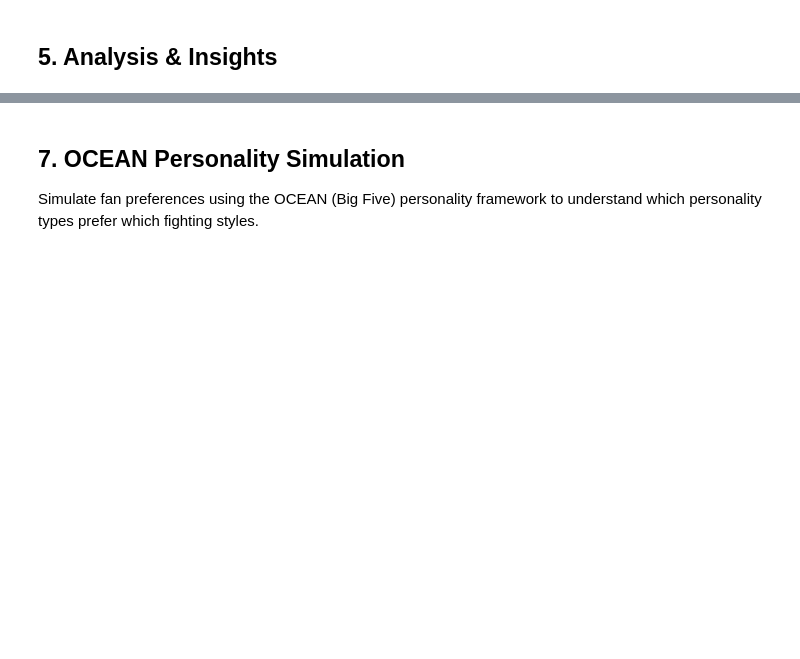
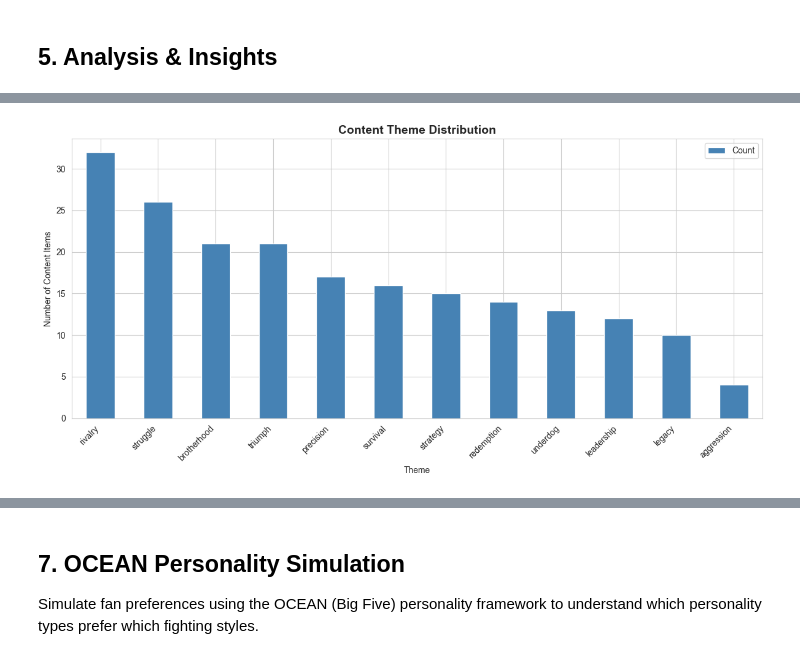
Before and after one commit to AndyReischling/ufc-preferences, a Jupyter notebook: ufc_fighter_analysis.ipynb, the cells around one changed output, grey strips where cells are left out. Saved outputs shown, nothing was run; the diff lists cells and outputs as text; code cells hidden in the pictures; blank space fills up the shorter version.

```diff
--- a/ufc_fighter_analysis.ipynb
+++ b/ufc_fighter_analysis.ipynb
@@ -1278,0 +3799,79 @@ CLUSTER INTERPRETATION
+# %%
+# Visualize content-fighter matching and recommendation system
+
+if 'content_fighter_mapping_df' in locals() and len(content_fighter_mapping_df) > 0:
+    print("Creating visualizations...")
+
+    # 1. Content theme distribution
+    if len(content_features_df) > 0:
+        fig, ax = plt.subplots(figsize=(12, 6))
+        theme_counts = {}
+        for themes in content_features_df['themes']:
+            for theme in themes:
+                theme_counts[theme] = theme_counts.get(theme, 0) + 1
+
+        if theme_counts:
+            theme_df = pd.DataFrame(list(theme_counts.items()), columns=['Theme', 'Count'])
+            theme_df = theme_df.sort_values('Count', ascending=False)
+            theme_df.plot(x='Theme', y='Count', kind='bar', ax=ax, color='steelblue')
+            ax.set_xlabel('Theme')
+            ax.set_ylabel('Number of Content Items')
+            ax.set_title('Content Theme Distribution', fontsize=14, fontweight='bold')
+            ax.tick_params(axis='x', labelrotation=45)
+            plt.setp(ax.get_xticklabels(), ha='right')
+            plt.tight_layout()
+            plt.show()
+
+    # 2. Content-Fighter similarity heatmap (sample)
+    if len(content_fighter_mapping_df) > 0:
+        # Create pivot table for top content and fighters
+        top_content = content_fighter_mapping_df['content_title'].value_counts().head(5).index
+        top_fighters = content_fighter_mapping_df['fighter_name'].value_counts().head(10).index
+
+        similarity_matrix = content_fighter_mapping_df[
+            (content_fighter_mapping_df['content_title'].isin(top_content)) &
+            (content_fighter_mapping_df['fighter_name'].isin(top_fighters))
+        ].pivot_table(
+            values='similarity_score',
+            index='content_title',
+            columns='fighter_name',
+            aggfunc='mean'
+        )
+
+        if len(similarity_matrix) > 0:
+            fig, ax = plt.subplots(figsize=(14, 8))
+            sns.heatmap(similarity_matrix, annot=True, fmt='.2f', cmap='YlOrRd', ax=ax, cbar_kws={'label': 'Similarity Score'})
+            ax.set_title('Content-Fighter Similarity Heatmap (Sample)', fontsize=14, fontweight='bold')
+            ax.set_xlabel('Fighter')
+            ax.set_ylabel('Content Title')
+            plt.tight_layout()
+            plt.show()
+
+    # 3. Recommendation flow visualization
+    if 'fans_df' in locals() and len(fans_df) > 0:
+        print("\n" + "=" * 80)
+        print("RECOMMENDATION SYSTEM SUMMARY")
+        print("=" * 80)
+
+        print("\n📊 System Components:")
+        print(f"  1. Content Catalog: {len(paramount_content_df)} items")
+        print(f"  2. Fighter Database: {len(fighters_with_lore) if 'fighters_with_lore' in locals() else 0} fighters")
+        print(f"  3. Content-Fighter Mappings: {len(content_fighter_mapping_df):,} total matches")
+        print(f"  4. OCEAN Profiles: {len(fans_df)} simulated users")
+
+        print("\n🔄 Recommendation Flow:")
+        print("  OCEAN Personality → Content Preferences → Fighter Recommendations")
+        print("  Fighter Lore → Content Themes → Content Recommendations")
+
+        print("\n✅ Bidirectional Recommendations Available:")
+        print("  • Content → Fighters: Based on shared themes/genres/narratives")
+        print("  • Fighters → Content: Based on fighter lore and story types")
+        print("  • User → Content + Fighters: Combined OCEAN-based recommendations")
+
+        print("\n" + "=" * 80)
+
+    print("\n✓ Visualizations complete")
+
+else:
+    print("⚠️ Content-fighter mapping not available for visualization")
+# %% [output]
@@ -1278,0 +3879 @@ CLUSTER INTERPRETATION
+[figure, added]
```
Also changed, not shown: parts of 34 cells of this notebook, 21 other files.
